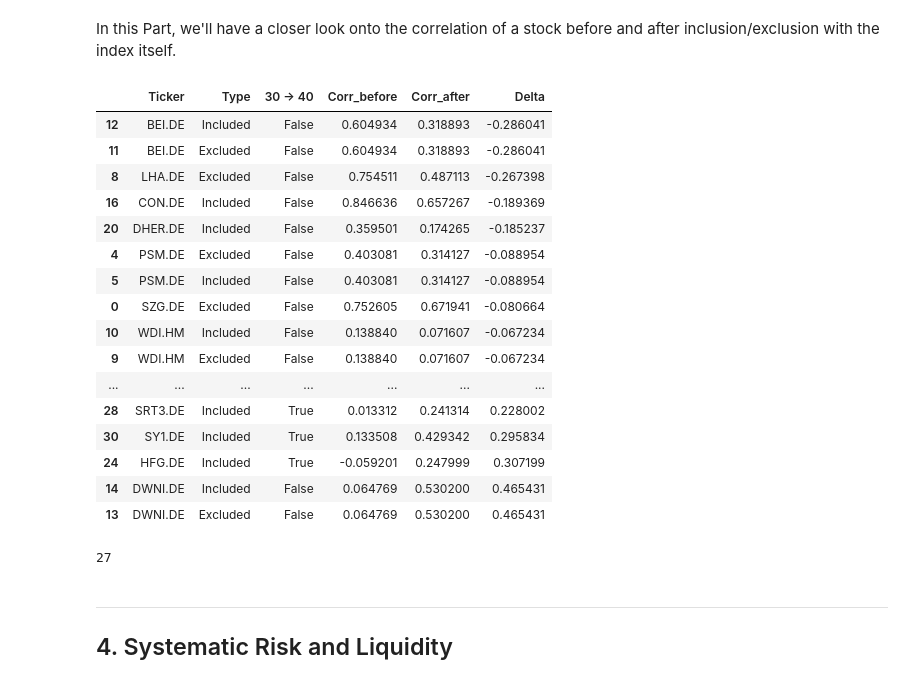
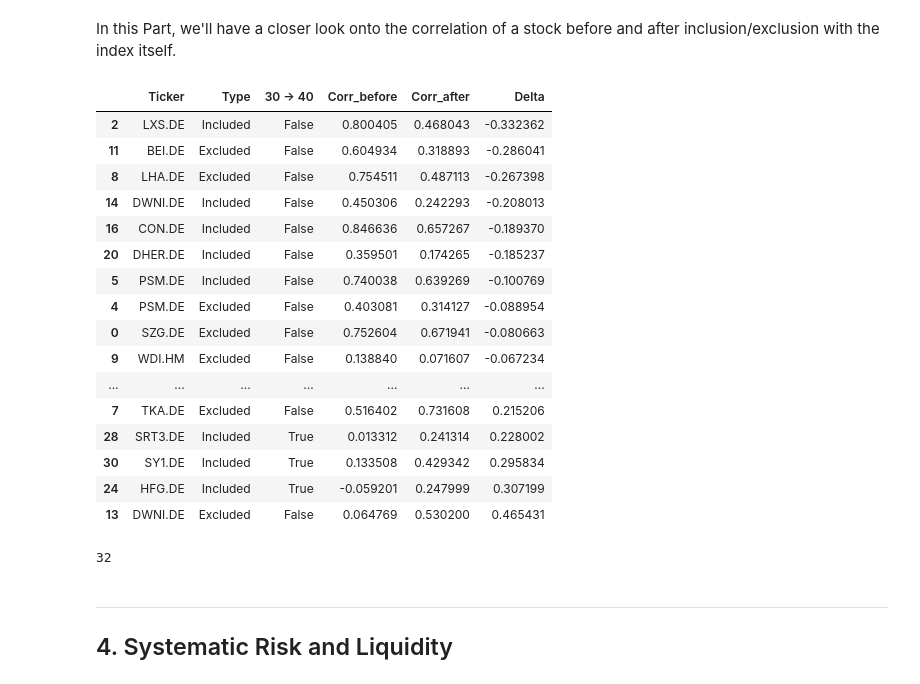
Before and after one commit to LarsWrede/GFSM, a Jupyter notebook: Index Revision and Stock Returns.ipynb, the cells around one changed output. Saved outputs shown, nothing was run; the diff lists cells and outputs as text; code cells hidden in the pictures.

```diff
--- a/Index Revision and Stock Returns.ipynb
+++ b/Index Revision and Stock Returns.ipynb
@@ -80,13 +79,14 @@ stocks_data = pd.read_csv('stocks-historical-data.csv', sep = ';')
 # %%
-exclusions = DAX_excluded.rename(columns={'Ausgeschieden': 'Date'})
+exclusions = pd.read_csv('DAX_excluded_2010-2021.csv', sep = ';').rename(columns={'Ausgeschieden': 'Date'})
 exclusions['Type'] = 'Excluded'
 exclusions['Date'] = pd.to_datetime(exclusions['Date'])
 
-inclusions = DAX_included.rename(columns={'Aufgenommen': 'Date'})
+inclusions = pd.read_csv('DAX_included_2010-2021.csv', sep = ';').rename(columns={'Aufgenommen': 'Date'})
 inclusions['Type'] = 'Included'
 inclusions['Date'] = pd.to_datetime(inclusions['Date'])
 
-rest = stock_data[stock_data['Symbol'].isin(inclusions['Symbol']) == False]
+temp_rest = pd.read_csv('Companies_Ticker.csv', sep = ';')
+rest = temp_rest[temp_rest['Symbol'].isin(inclusions['Symbol']) == False]
 
 info_df = pd.concat([exclusions, inclusions, rest])
 info_df.reset_index(drop=True, inplace=True)
@@ -443,45 +474,45 @@ In this Part, we'll have a closer look onto the correlation of a stock before an
 # %%
 data = returns_daily_included
 data.update(returns_daily_excluded)
 dax = returns_daily['^GDAXI']
 unique_stocks = list(dict.fromkeys(list(info_df.loc[~info_df['Type'].isnull()]['Symbol'])))
 
 corr_df_list = []
 for s in unique_stocks:
     for t in info_df.loc[~info_df['Type'].isnull()].loc[info_df['Symbol'] == s]['Type']:
-        temp_date = info_df.loc[info_df['Symbol'] == s]['Date'].values[0]
+        temp_date = info_df.loc[info_df['Symbol'] == s].loc[info_df['Type'] == t]['Date'].values[0]
         temp_data_before = data[s].to_frame().loc[temp_date - np.timedelta64(365,'D'):temp_date]['Adj Close']
         temp_data_after = data[s].to_frame().loc[temp_date:temp_date + np.timedelta64(365,'D')]['Adj Close']
         temp_dax_before = dax.loc[temp_date - np.timedelta64(365,'D'):temp_date]
         temp_dax_after = dax.loc[temp_date:temp_date + np.timedelta64(365,'D')]
         corr_before = temp_data_before.corr(temp_dax_before)
         corr_after = temp_data_after.corr(temp_dax_after)
         if temp_date == np.datetime64('2021-09-20'):
             big_inc = True
         else:
             big_inc = False
         corr_df_list.append({'Ticker': s, 'Type': t, '30 -> 40': big_inc, 'Corr_before': corr_before, 'Corr_after': corr_after, 'Delta': corr_after - corr_before})
 
 corr_df = pd.DataFrame(corr_df_list)
 corr_df.sort_values(by=['Delta'], inplace=True)
 corr_df
 # %% [output]
 |  | Ticker | Type | 30 -> 40 | Corr_before | Corr_after | Delta |
-| 12 | BEI.DE | Included | False | 0.604934 | 0.318893 | -0.286041 |
+| 2 | LXS.DE | Included | False | 0.800405 | 0.468043 | -0.332362 |
 | 11 | BEI.DE | Excluded | False | 0.604934 | 0.318893 | -0.286041 |
 | 8 | LHA.DE | Excluded | False | 0.754511 | 0.487113 | -0.267398 |
-| 16 | CON.DE | Included | False | 0.846636 | 0.657267 | -0.189369 |
+| 14 | DWNI.DE | Included | False | 0.450306 | 0.242293 | -0.208013 |
+| 16 | CON.DE | Included | False | 0.846636 | 0.657267 | -0.189370 |
 | 20 | DHER.DE | Included | False | 0.359501 | 0.174265 | -0.185237 |
+| 5 | PSM.DE | Included | False | 0.740038 | 0.639269 | -0.100769 |
 | 4 | PSM.DE | Excluded | False | 0.403081 | 0.314127 | -0.088954 |
-| 5 | PSM.DE | Included | False | 0.403081 | 0.314127 | -0.088954 |
-| 0 | SZG.DE | Excluded | False | 0.752605 | 0.671941 | -0.080664 |
-| 10 | WDI.HM | Included | False | 0.138840 | 0.071607 | -0.067234 |
+| 0 | SZG.DE | Excluded | False | 0.752604 | 0.671941 | -0.080663 |
 | 9 | WDI.HM | Excluded | False | 0.138840 | 0.071607 | -0.067234 |
 | ... | ... | ... | ... | ... | ... | ... |
+| 7 | TKA.DE | Excluded | False | 0.516402 | 0.731608 | 0.215206 |
 | 28 | SRT3.DE | Included | True | 0.013312 | 0.241314 | 0.228002 |
 | 30 | SY1.DE | Included | True | 0.133508 | 0.429342 | 0.295834 |
 | 24 | HFG.DE | Included | True | -0.059201 | 0.247999 | 0.307199 |
-| 14 | DWNI.DE | Included | False | 0.064769 | 0.530200 | 0.465431 |
 | 13 | DWNI.DE | Excluded | False | 0.064769 | 0.530200 | 0.465431 |
 # %%
 len(list(dict.fromkeys(list(info_df.loc[~info_df['Type'].isnull()]['Symbol']))))
@@ -489,7 +520,7 @@ len(list(dict.fromkeys(list(info_df.loc[~info_df['Type'].isnull()]['Symbol']))))
 #list(dict.fromkeys(list(info_df.loc[~info_df['Type'].isnull()]['Symbol'])))
 len(corr_df)
 # %% [output]
-27
+32
 # %% [markdown]
 ___
 ## 4. Systematic Risk and Liquidity <a class="anchor" id="7-bullet"></a>
```
Also changed, not shown: parts of 5 cells of this notebook, 10 other files.
